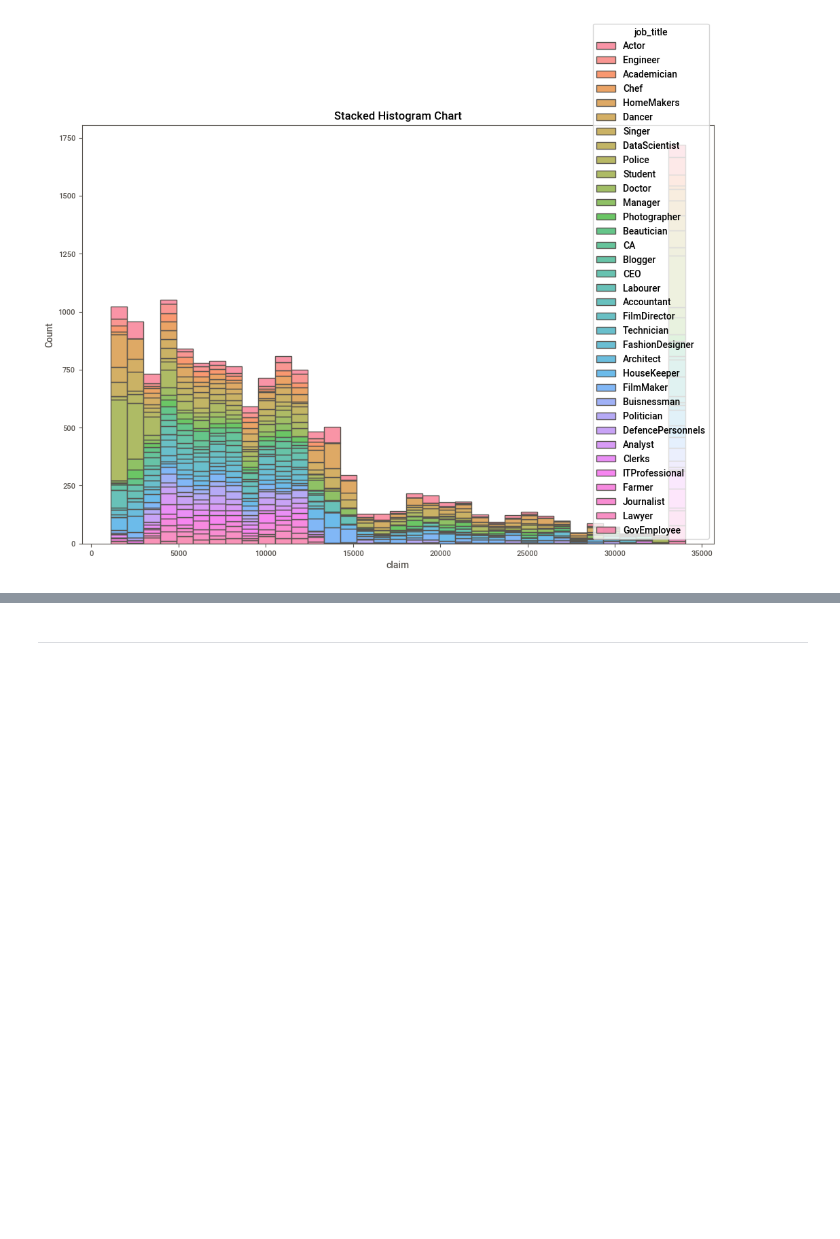
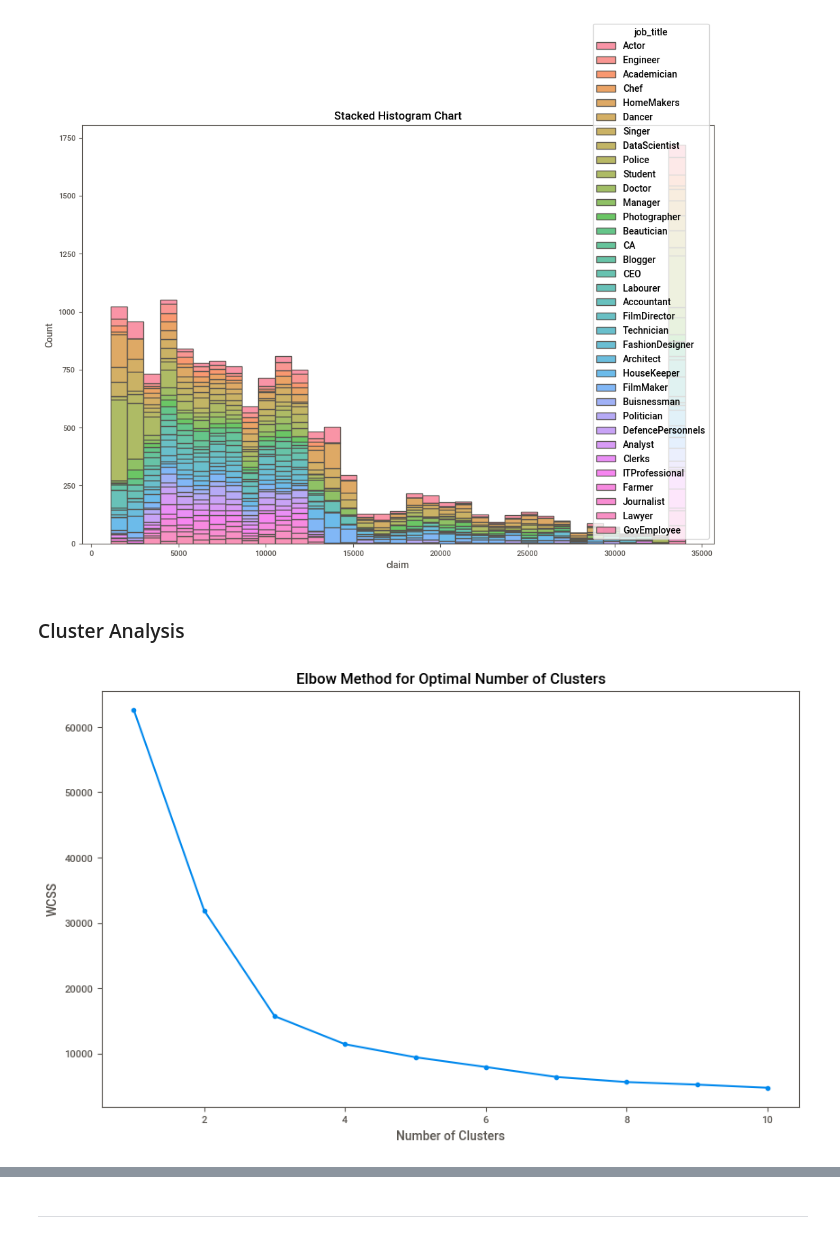
Before and after one commit to hwiminPark/Health_Insurance_Claim, a Jupyter notebook: main.ipynb, the cells around one changed output, grey strips where cells are left out. Saved outputs shown, nothing was run; the diff lists cells and outputs as text; code cells hidden in the pictures; blank space fills up the shorter version.

```diff
--- a/main.ipynb
+++ b/main.ipynb
@@ -160,3 +160,43 @@ plt.title('Stacked Histogram Chart')
 plt.show()
 # %% [output]
 [figure]
+# %% [markdown]
+### Cluster Analysis
+# %%
+# cluster analysis using PCA
+from sklearn.preprocessing import StandardScaler
+
+# One-hot encode categorical features
+data_encoded = pd.get_dummies(data, drop_first=True)
+
+features = data_encoded.drop('claim', axis=1)
+target = data_encoded['claim']
+
+# Standardize features
+scaler = StandardScaler()
+scaled_features = scaler.fit_transform(features)
+# %%
+from sklearn.decomposition import PCA
+
+pca = PCA(n_components=2)  # Use 2 components for 2D visualization
+pca_result = pca.fit_transform(scaled_features)
+# %%
+from sklearn.cluster import KMeans
+import matplotlib.pyplot as plt
+
+wcss = []
+
+# Testing from 1 to 10 clusters
+for i in range(1, 11):
+    kmeans = KMeans(n_clusters=i, random_state=42)
+    kmeans.fit(pca_result)
+    wcss.append(kmeans.inertia_)
+
+plt.figure(figsize=(10, 6))
+plt.plot(range(1, 11), wcss, marker='o')
+plt.xlabel('Number of Clusters')
+plt.ylabel('WCSS')
+plt.title('Elbow Method for Optimal Number of Clusters')
+plt.show()
+# %% [output]
+[figure, added]
```
Also changed, not shown: parts of 10 cells of this notebook.
